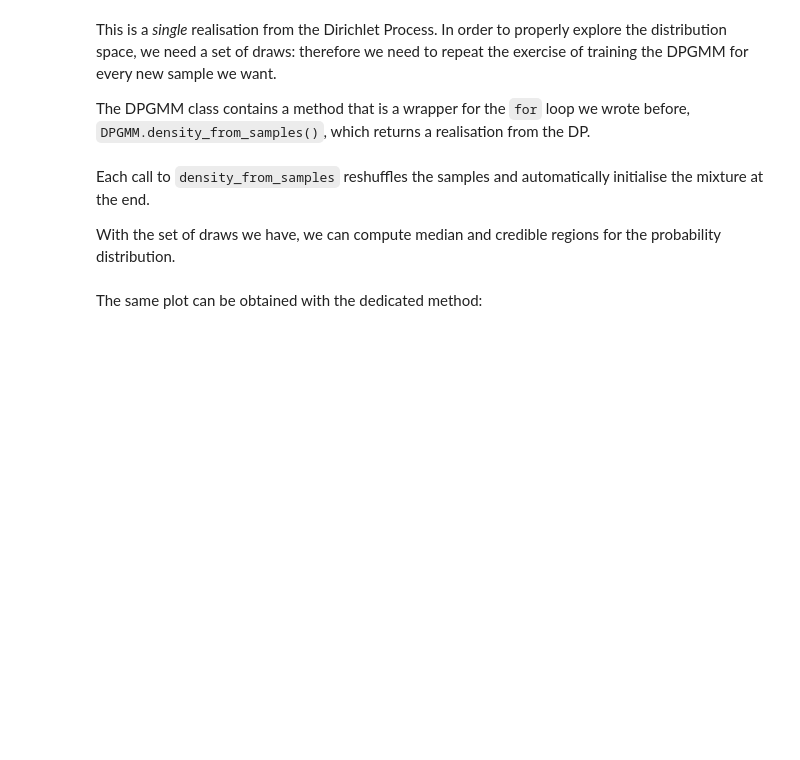
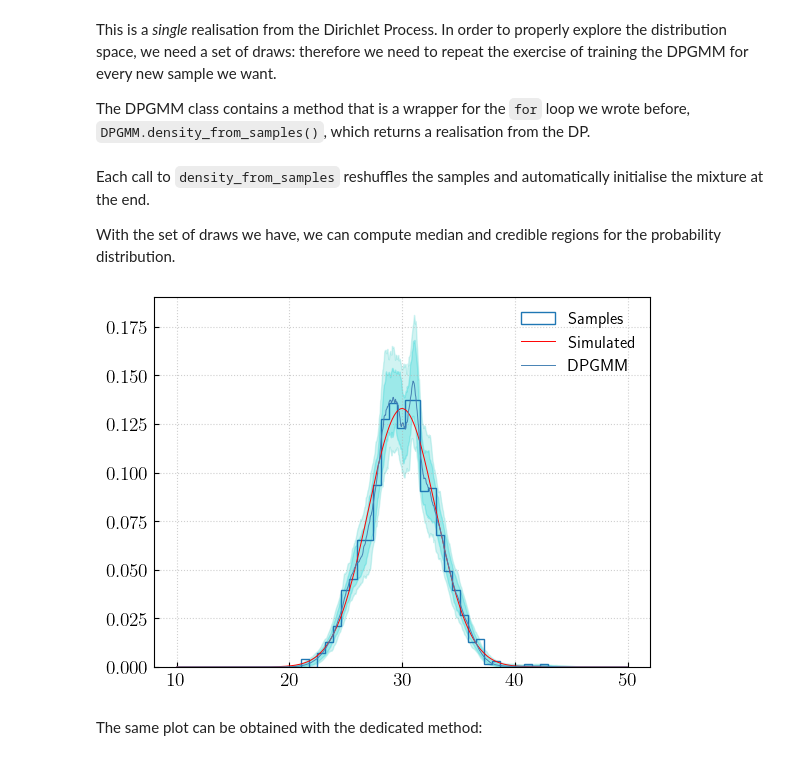
Before and after one commit to sterinaldi/FIGARO, a Jupyter notebook: docs/source/introductive_guide.ipynb, the cells around one changed output. Cells and saved outputs as stored; diff of their text form; code cells hidden in the pictures; blank space fills up the shorter version.

```diff
--- a/docs/source/introductive_guide.ipynb
+++ b/docs/source/introductive_guide.ipynb
@@ -91,21 +111,23 @@ With the set of draws we have, we can compute median and credible regions for th
 # %%
 probs = np.array([d.pdf(x) for d in draws])
 
 percentiles = [50, 5, 16, 84, 95]
 p = {}
 for perc in percentiles:
     p[perc] = np.percentile(probs, perc, axis = 0)
 N = p[50].sum()*(x[1]-x[0])
 for perc in percentiles:
     p[perc] = p[perc]/N
 
 n, b, t = plt.hist(samples, bins = int(np.sqrt(len(samples))), histtype = 'step', density = True, label = 'Samples')
-plt.fill_between(x, p[95], p[5], color = 'mediumturquoise', alpha = 0.5)
-plt.fill_between(x, p[84], p[16], color = 'darkturquoise', alpha = 0.5)
+plt.fill_between(x, p[95], p[5], color = 'mediumturquoise', alpha = 0.25)
+plt.fill_between(x, p[84], p[16], color = 'darkturquoise', alpha = 0.25)
 plt.plot(x, dist.pdf(x), color = 'red', lw = 0.7, label = 'Simulated')
 plt.plot(x, p[50], color = 'steelblue', label = 'DPGMM')
 plt.legend(loc = 0, frameon = False)
 plt.grid(alpha = 0.6)
+# %% [output]
+[figure, added]
 # %% [markdown]
 The same plot can be obtained with the dedicated method:
 # %%
```
Also changed, not shown: parts of 23 cells of this notebook.
